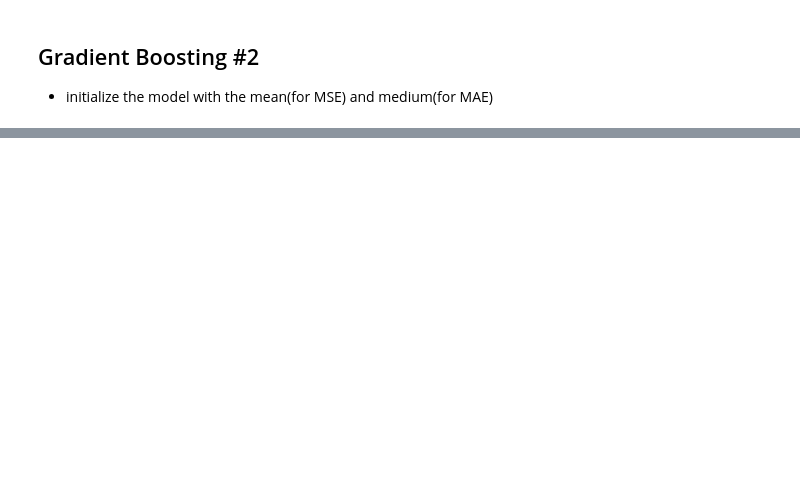
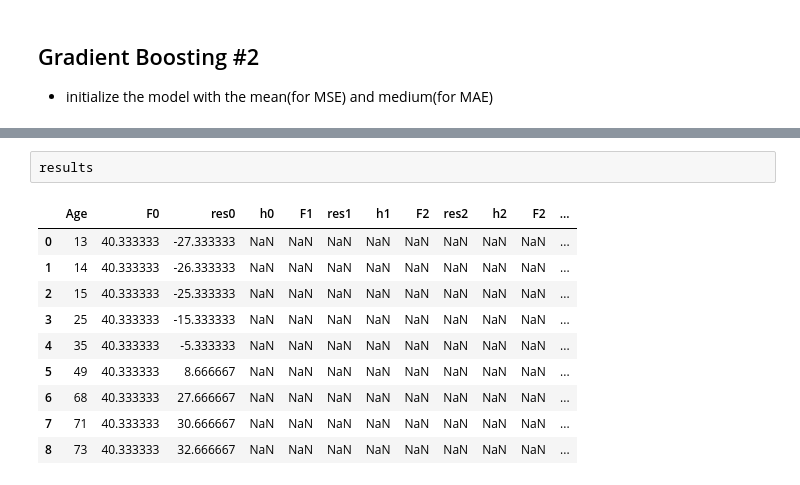
Before and after one commit to freefifty/freefifty.github.io, a Jupyter notebook: ipython/Gradient Boosting.ipynb, the cells around one changed output, grey strips where cells are left out. Drawn from its saved outputs; the diff is of its cells as text; blank space fills up the shorter version.

```diff
--- a/ipython/Gradient Boosting.ipynb
+++ b/ipython/Gradient Boosting.ipynb
@@ -307,0 +376,13 @@ for every new regresion tree fitted:
+# %%
+results
+# %% [output]
+|  | Age | F0 | res0 | h0 | F1 | res1 | h1 | F2 | res2 | h2 | F2 | ... |
+| 0 | 13 | 40.333333 | -27.333333 | NaN | NaN | NaN | NaN | NaN | NaN | NaN | NaN | ... |
+| 1 | 14 | 40.333333 | -26.333333 | NaN | NaN | NaN | NaN | NaN | NaN | NaN | NaN | ... |
+| 2 | 15 | 40.333333 | -25.333333 | NaN | NaN | NaN | NaN | NaN | NaN | NaN | NaN | ... |
+| 3 | 25 | 40.333333 | -15.333333 | NaN | NaN | NaN | NaN | NaN | NaN | NaN | NaN | ... |
+| 4 | 35 | 40.333333 | -5.333333 | NaN | NaN | NaN | NaN | NaN | NaN | NaN | NaN | ... |
+| 5 | 49 | 40.333333 | 8.666667 | NaN | NaN | NaN | NaN | NaN | NaN | NaN | NaN | ... |
+| 6 | 68 | 40.333333 | 27.666667 | NaN | NaN | NaN | NaN | NaN | NaN | NaN | NaN | ... |
+| 7 | 71 | 40.333333 | 30.666667 | NaN | NaN | NaN | NaN | NaN | NaN | NaN | NaN | ... |
+| 8 | 73 | 40.333333 | 32.666667 | NaN | NaN | NaN | NaN | NaN | NaN | NaN | NaN | ... |
```
Also changed, not shown: parts of 11 cells of this notebook, 2 other files.
